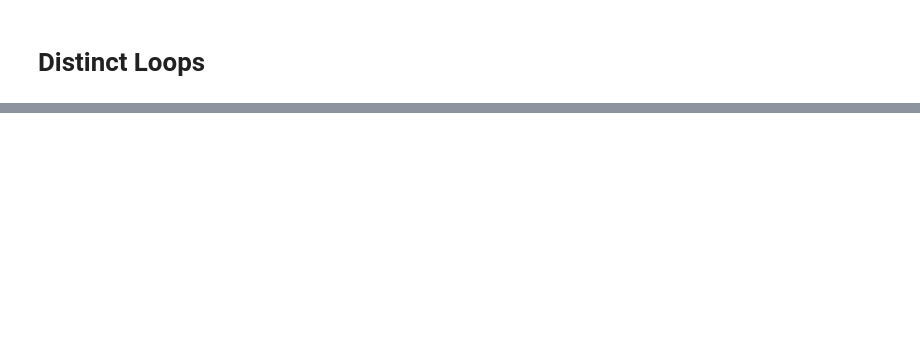
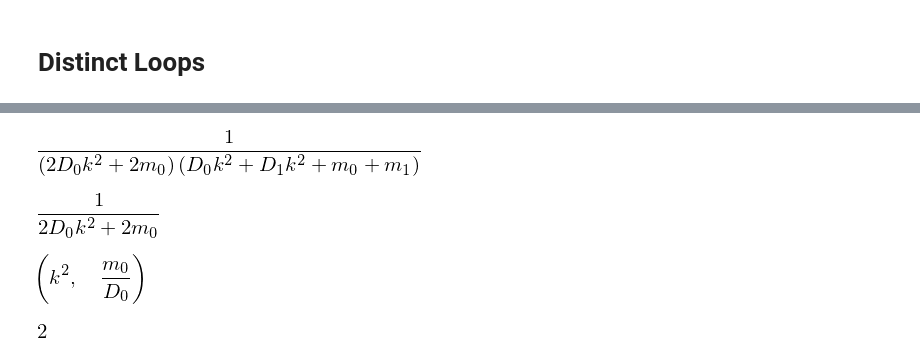
Before and after one commit to sirsh/renormer, a Jupyter notebook: worksheet.ipynb, the cells around one changed output, grey strips where cells are left out. Saved outputs shown, nothing was run; the diff lists cells and outputs as text; code cells hidden in the pictures; blank space fills up the shorter version.

```diff
--- a/worksheet.ipynb
+++ b/worksheet.ipynb
@@ -340,7 +247,7 @@ temp = graph_permutations(basis, loop_orders=[0], max_k=2)
 #this would be a recursive step
 for b in temp:
     resid = b.residual_interaction
-    if resid.tensor.sum() <= 3:
+    if resid.tensor.sum() <= 4:
         res_dict[resid] = True
 basis = [G(j) for j in res_dict.keys()]
 len(basis)
@@ -448,0 +497,3 @@ $$I = \int d^dk\ 1/((-\omega*i + m1)*(D*k**2 - \omega*i + m0))$$
+# %%
+res=cpropagator.generate_propagator_basis(2, power=2, combination_order=3,for_display=False)
+cpropagator.generate_propagator_basis(2, power=2, combination_order=3,for_display=True)
@@ -448,0 +502,21 @@ $$I = \int d^dk\ 1/((-\omega*i + m1)*(D*k**2 - \omega*i + m0))$$
+# %%
+#is there some reason i can not have powers of 4 in the causal space (which become 3 in the other space)
+import operator
+int_res = cpropagator.__eval_combinations__(res)
+# %%
+A=int_res[1][2]
+A
+# %% [output]
+[figure, added]
+# %%
+A = A.as_ordered_factors()[0]
+A
+# %% [output]
+[figure, added]
+# %%
+B = simplify(A/A.coeff(Symbol("k")**2))#.as_powers_dict()
+#1 collect the common integer coefficient and store it somewhere - later we will devided everything by product of these
+#identify the mass term and the momentum term, divide mass by the momentum coefficient
+B.args
+# %% [output]
+[figure, added]
@@ -448,0 +564,6 @@ $$I = \int d^dk\ 1/((-\omega*i + m1)*(D*k**2 - \omega*i + m0))$$
+# %%
+myp = int_res[0][18]
+#the general graph will structure the propagators - an option to extract numerical coefficients as a seperate term will be included
+kpropagator(myp).nu
+# %% [output]
+[figure, added]
```
Also changed, not shown: parts of 65 cells of this notebook, 2 other files.
